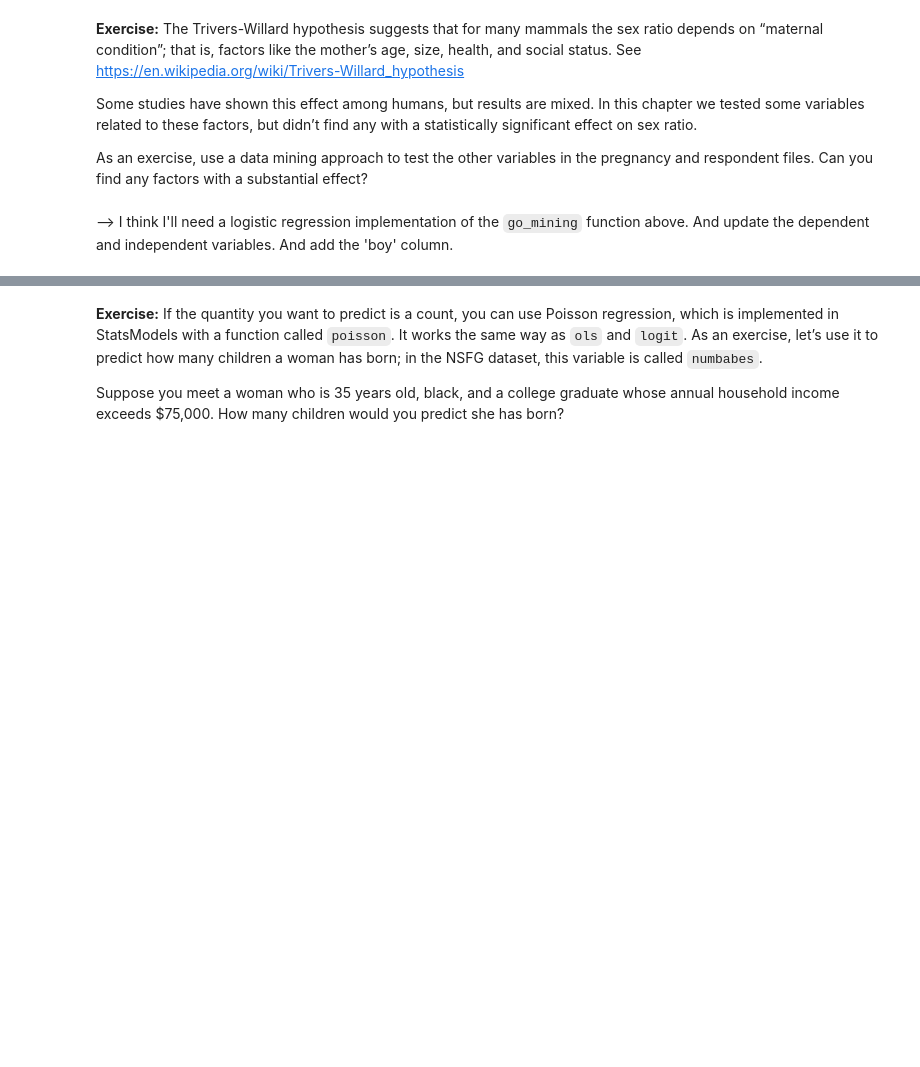
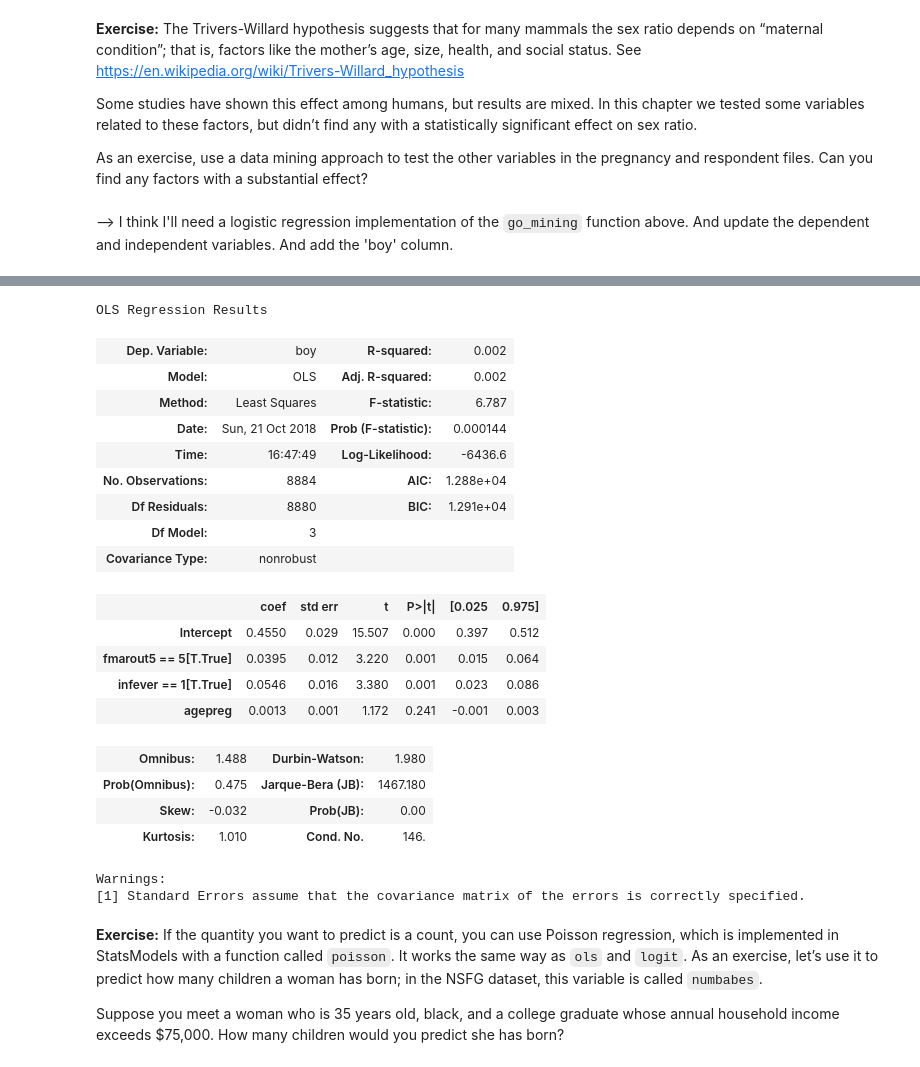
Before and after one commit to ijmiller2/ThinkStats2, a Jupyter notebook: code/chap11ex.ipynb, the cells around one changed output, grey strips where cells are left out. Saved outputs shown, nothing was run; the diff lists cells and outputs as text; code cells hidden in the pictures; blank space fills up the shorter version.

```diff
--- a/code/chap11ex.ipynb
+++ b/code/chap11ex.ipynb
@@ -586,3 +758,30 @@ model = smf.logit(formula, data=df)
+# %%
+#If I were hypothetically fitting a model
+model = smf.ols('boy ~ agepreg + fmarout5==5 + infever==1', data=join)
+results = model.fit()
+results.summary()
+# %% [output]
+OLS Regression Results
+| Dep. Variable: | boy | R-squared: | 0.002 |
+| Model: | OLS | Adj. R-squared: | 0.002 |
+| Method: | Least Squares | F-statistic: | 6.787 |
+| Date: | Sun, 21 Oct 2018 | Prob (F-statistic): | 0.000144 |
+| Time: | 16:47:49 | Log-Likelihood: | -6436.6 |
+| No. Observations: | 8884 | AIC: | 1.288e+04 |
+| Df Residuals: | 8880 | BIC: | 1.291e+04 |
+| Df Model: | 3 |  |  |
+| Covariance Type: | nonrobust |  |  |
+|  | coef | std err | t | P>|t| | [0.025 | 0.975] |
+| Intercept | 0.4550 | 0.029 | 15.507 | 0.000 | 0.397 | 0.512 |
+| fmarout5 == 5[T.True] | 0.0395 | 0.012 | 3.220 | 0.001 | 0.015 | 0.064 |
+| infever == 1[T.True] | 0.0546 | 0.016 | 3.380 | 0.001 | 0.023 | 0.086 |
+| agepreg | 0.0013 | 0.001 | 1.172 | 0.241 | -0.001 | 0.003 |
+| Omnibus: | 1.488 | Durbin-Watson: | 1.980 |
+| Prob(Omnibus): | 0.475 | Jarque-Bera (JB): | 1467.180 |
+| Skew: | -0.032 | Prob(JB): | 0.00 |
+| Kurtosis: | 1.010 | Cond. No. | 146. |
+Warnings:
+[1] Standard Errors assume that the covariance matrix of the errors is correctly specified.
 # %% [markdown]
 **Exercise:** If the quantity you want to predict is a count, you can use Poisson regression, which is implemented in StatsModels with a function called `poisson`. It works the same way as `ols` and `logit`. As an exercise, let’s use it to predict how many children a woman has born; in the NSFG dataset, this variable is called `numbabes`.
 
```
Also changed, not shown: parts of 18 cells of this notebook.
